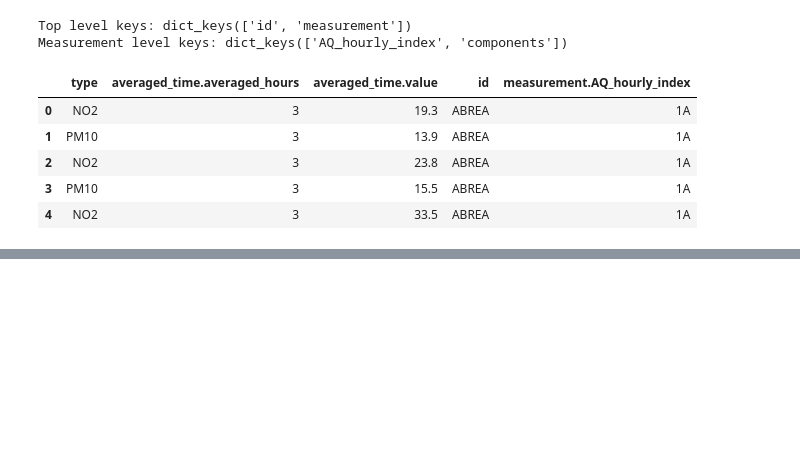
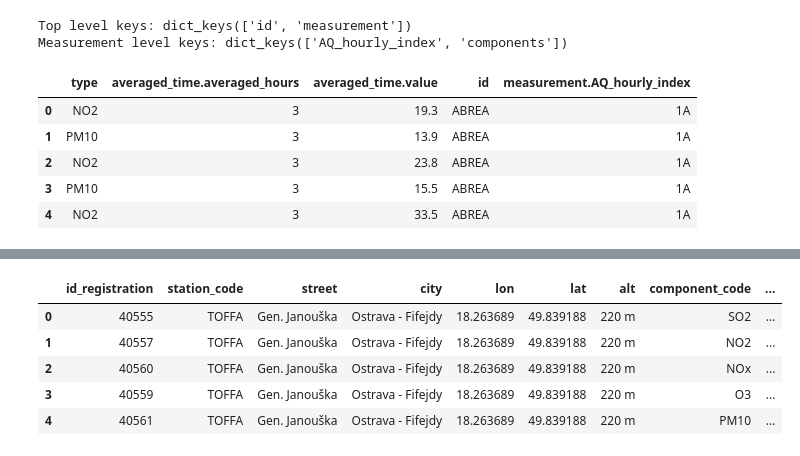
Before and after one commit to jayjay7788/Data-Processing-in-Python---Project, a Jupyter notebook: project API draft.ipynb, the cells around one changed output, grey strips where cells are left out. Drawn from its saved outputs; the diff is of its cells as text; code cells hidden in the pictures; blank space fills up the shorter version.

```diff
--- a/project API draft.ipynb
+++ b/project API draft.ipynb
@@ -584,0 +670,9 @@ df.head()
+# %%
+df_metadata.head()
+# %% [output]
+|  | id_registration | station_code | street | city | lon | lat | alt | component_code | ... |
+| 0 | 40555 | TOFFA | Gen. Janouška | Ostrava - Fifejdy | 18.263689 | 49.839188 | 220 m | SO2 | ... |
+| 1 | 40557 | TOFFA | Gen. Janouška | Ostrava - Fifejdy | 18.263689 | 49.839188 | 220 m | NO2 | ... |
+| 2 | 40560 | TOFFA | Gen. Janouška | Ostrava - Fifejdy | 18.263689 | 49.839188 | 220 m | NOx | ... |
+| 3 | 40559 | TOFFA | Gen. Janouška | Ostrava - Fifejdy | 18.263689 | 49.839188 | 220 m | O3 | ... |
+| 4 | 40561 | TOFFA | Gen. Janouška | Ostrava - Fifejdy | 18.263689 | 49.839188 | 220 m | PM10 | ... |
```
Also changed, not shown: parts of 15 cells of this notebook, 2 other files.
